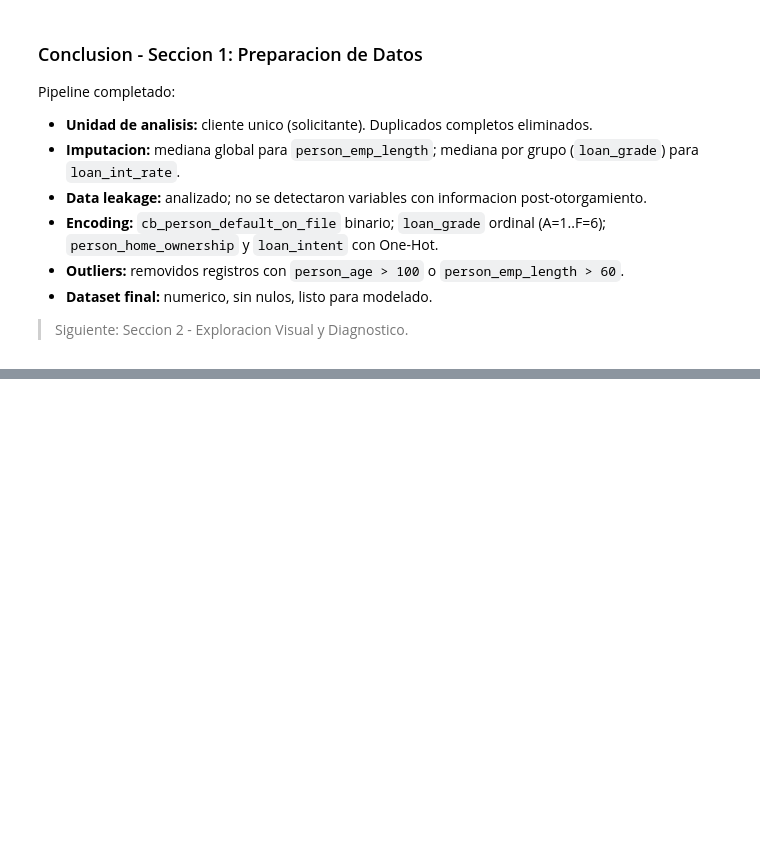
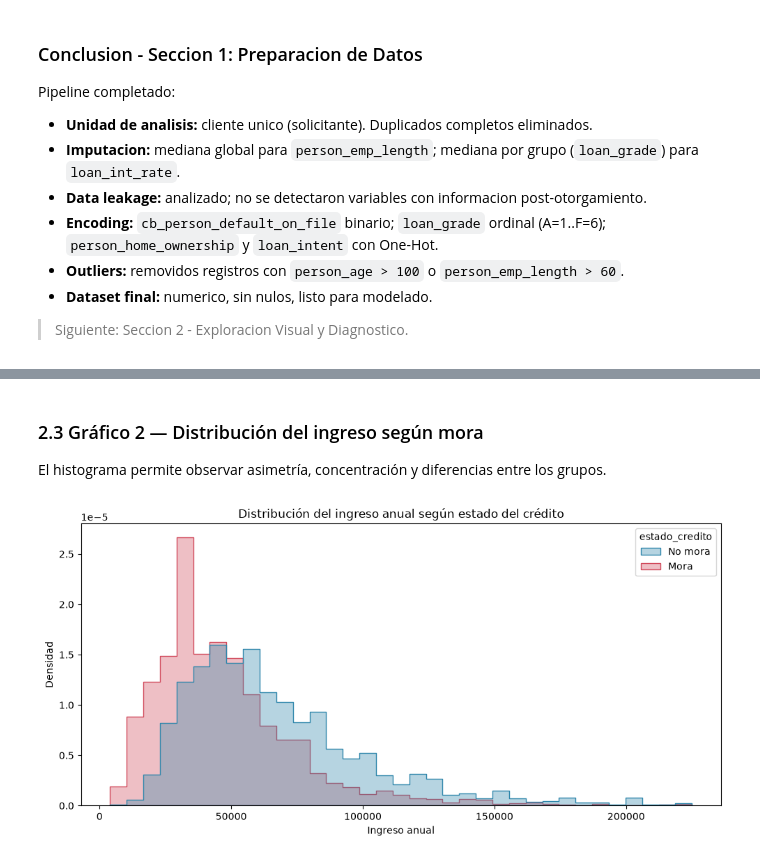
Before and after one commit to CristianPachacama/uide_01_aprendizaje_automatico, a Jupyter notebook: 2026_08_08_entreanamiento_modelos_regresion_clasificacion/grupo_4_taller_02.ipynb, the cells around one changed output, grey strips where cells are left out. Cells and saved outputs as stored; diff of their text form; code cells hidden in the pictures; blank space fills up the shorter version.

```diff
--- a/2026_08_08_entreanamiento_modelos_regresion_clasificacion/grupo_4_taller_02.ipynb
+++ b/2026_08_08_entreanamiento_modelos_regresion_clasificacion/grupo_4_taller_02.ipynb
@@ -391,0 +458,21 @@ Pipeline completado:
+# %% [markdown]
+### 2.3 Gráfico 2 — Distribución del ingreso según mora
+
+El histograma permite observar asimetría, concentración y diferencias entre los grupos.
+# %%
+limite_ingreso = df_categorias['person_income'].quantile(0.99)
+df_ingreso_plot = df_categorias[df_categorias['person_income'] <= limite_ingreso]
+
+plt.figure(figsize=(10, 5))
+sns.histplot(
+    data=df_ingreso_plot, x='person_income', hue='estado_credito',
+    hue_order=orden_estado, palette=paleta_estado, bins=35,
+    stat='density', common_norm=False, element='step', alpha=0.35
+)
+plt.title('Distribución del ingreso anual según estado del crédito')
+plt.xlabel('Ingreso anual')
+plt.ylabel('Densidad')
+plt.tight_layout()
+plt.show()
+# %% [output]
+[figure, added]
```
Also changed, not shown: parts of 20 cells of this notebook.
